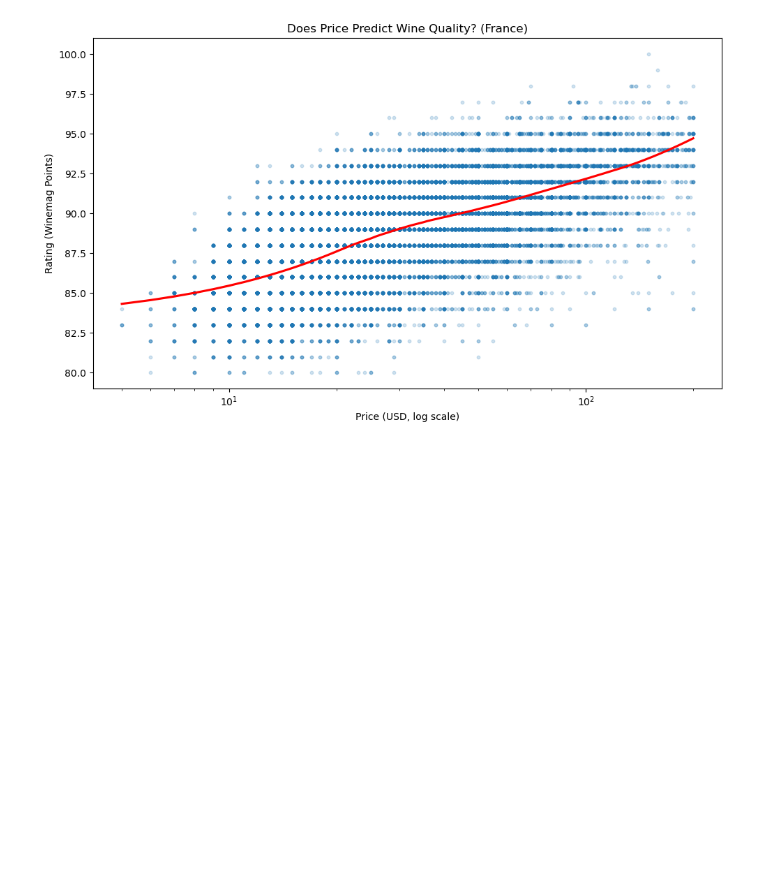
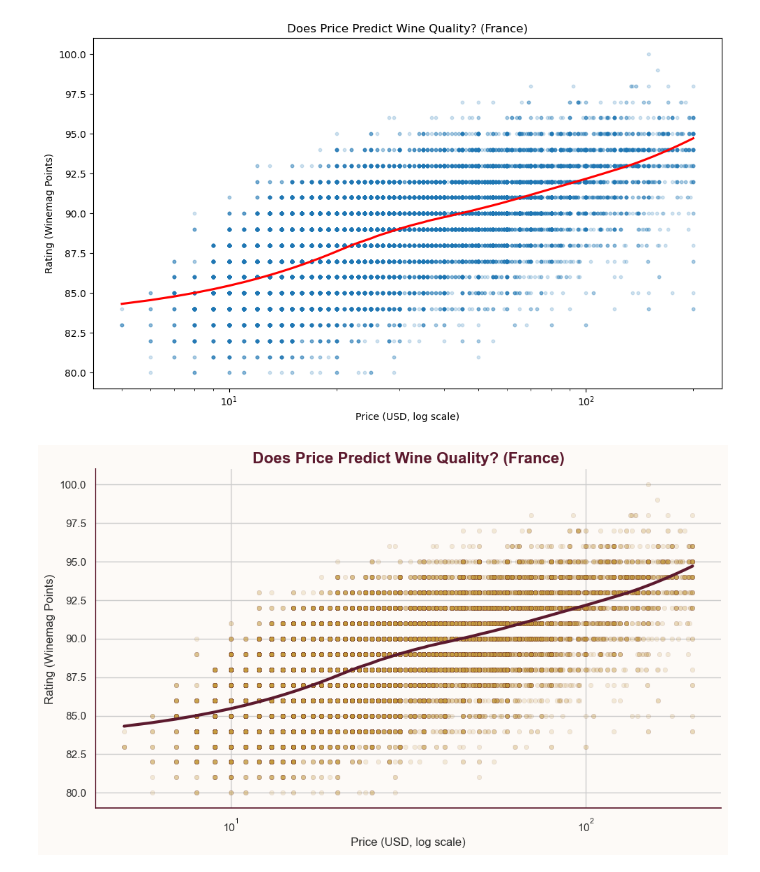
Before and after one commit to Awoo56709/EDS213_Final_Project, a Jupyter notebook: scripts/03_analysis_visualization.ipynb, the cells around one changed output. Drawn from its saved outputs; the diff is of its cells as text; code cells hidden in the pictures; blank space fills up the shorter version.

Commit message:
make additional plot for wine unique

```diff
--- a/scripts/03_analysis_visualization.ipynb
+++ b/scripts/03_analysis_visualization.ipynb
@@ -228,3 +255,35 @@ plt.show()
+# %%
+fig, ax = plt.subplots(figsize=(10, 6))
+
+sns.regplot(
+    data=df_france,
+    x='price',
+    y='points',
+    scatter_kws={
+        'alpha': 0.18,
+        's': 22,
+        'color': '#C49A3C',          # warm gold
+        'edgecolor': '#5C1A2E',      # deep burgundy outline
+        'linewidths': 0.3            # <-- FIXED (use linewidths)
+    },
+    line_kws={
+        'color': '#5C1A2E',          # deep burgundy trend line
+        'linewidth': 3
+    },
+    lowess=True,
+    ax=ax
+)
+
+ax.set_xscale('log')
+ax.set_title('Does Price Predict Wine Quality? (France)', color='#5C1A2E', weight='bold')
+ax.set_xlabel('Price (USD, log scale)', color='#2C2C2C')
+ax.set_ylabel('Rating (Winemag Points)', color='#2C2C2C')
+
+sns.despine()
+plt.tight_layout()
+plt.show()
+# %% [output]
+[figure, added]
 # %%
 df_value = conn.execute("""
     SELECT variety, price, points, winery
```
Also changed, not shown: parts of 7 cells of this notebook, 4 other files.
